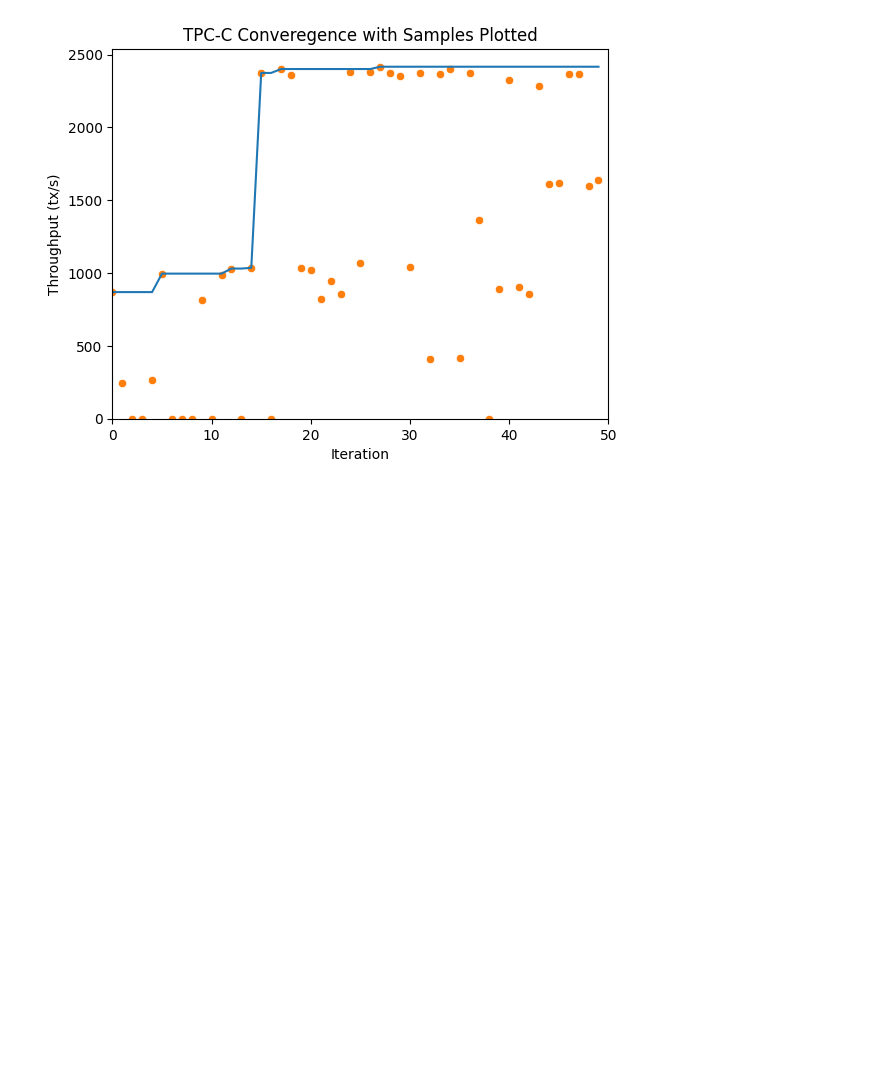
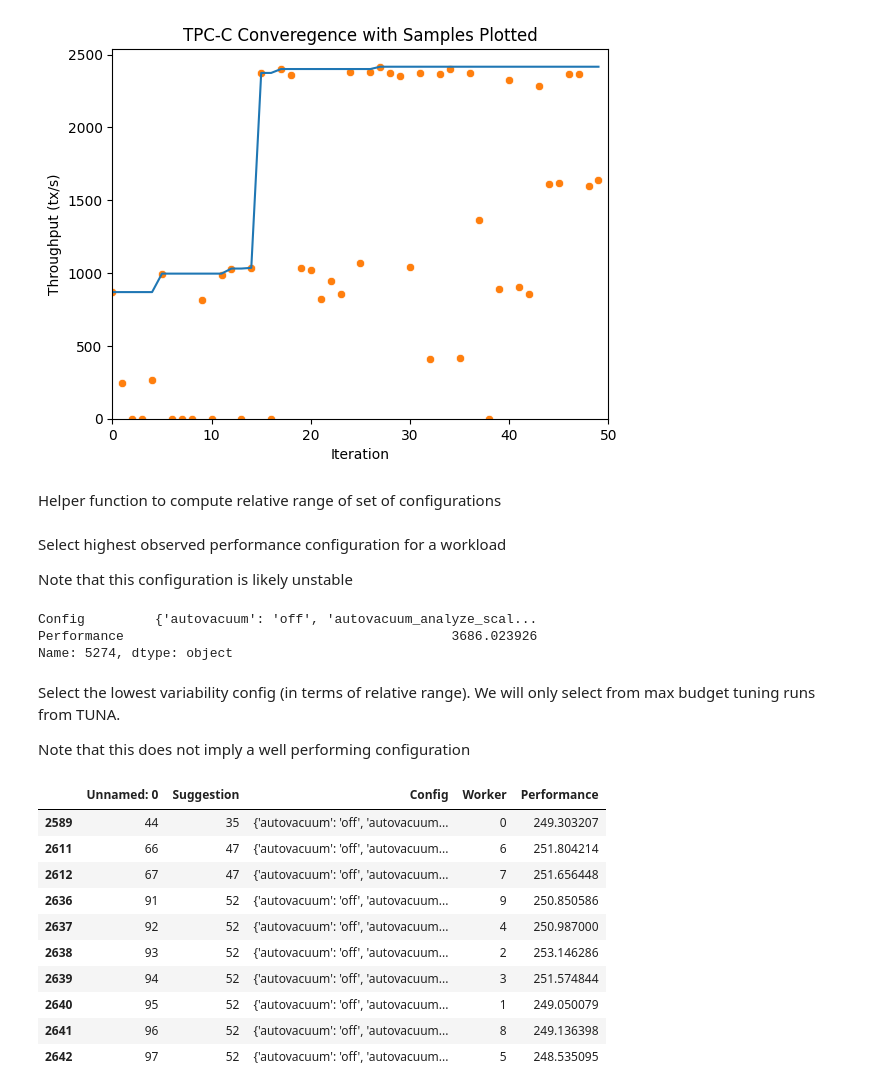
Before and after one commit to uw-mad-dash/TUNA, a Jupyter notebook: sample_configs/sample.ipynb, the cells around one changed output. Cells and saved outputs as stored; diff of their text form; code cells hidden in the pictures; blank space fills up the shorter version.

```diff
--- a/sample_configs/sample.ipynb
+++ b/sample_configs/sample.ipynb
@@ -42,3 +43,45 @@ scatter = sns.scatterplot(
 ).set(ylim=0, xlim=(0, 50), title="TPC-C Converegence with Samples Plotted", ylabel="Throughput (tx/s)", xlabel = "Iteration")
 # %% [output]
 [figure]
+# %% [markdown]
+Helper function to compute relative range of set of configurations
+# %%
+def compute_relative_range(config):
+    perf = config["Performance"]
+    if np.mean(perf) == 0:
+        return np.inf
+    return (np.max(perf) - np.min(perf)) / np.mean(perf)
+# %% [markdown]
+Select highest observed performance configuration for a workload
+
+Note that this configuration is likely unstable
+# %%
+all_tpcc = pd.concat([pd.read_csv(file) for file in glob.glob("azure/postgres/tpcc/*.csv")]).reset_index(drop=True)
+all_tpcc.loc[all_tpcc["Performance"].idxmax()][["Config", "Performance"]]
+# %% [output]
+Config         {'autovacuum': 'off', 'autovacuum_analyze_scal...
+Performance                                          3686.023926
+Name: 5274, dtype: object
+# %% [markdown]
+Select the lowest variability config (in terms of relative range). We will only select from max budget tuning runs from TUNA.
+
+Note that this does not imply a well performing configuration
+# %%
+all_tpcc_TUNA = pd.concat([pd.read_csv(file) for file in glob.glob("azure/postgres/tpcc/TUNA*.csv")]).reset_index(drop=True)
+groups = all_tpcc_TUNA.groupby("Config")
+configs = [g[1] for g in groups if len(g[1]) == 10]
+
+lowest_variance_config = min(configs, key=compute_relative_range)
+lowest_variance_config
+# %% [output]
+|  | Unnamed: 0 | Suggestion | Config | Worker | Performance |
+| 2589 | 44 | 35 | {'autovacuum': 'off', 'autovacuum... | 0 | 249.303207 |
+| 2611 | 66 | 47 | {'autovacuum': 'off', 'autovacuum... | 6 | 251.804214 |
+| 2612 | 67 | 47 | {'autovacuum': 'off', 'autovacuum... | 7 | 251.656448 |
+| 2636 | 91 | 52 | {'autovacuum': 'off', 'autovacuum... | 9 | 250.850586 |
+| 2637 | 92 | 52 | {'autovacuum': 'off', 'autovacuum... | 4 | 250.987000 |
+| 2638 | 93 | 52 | {'autovacuum': 'off', 'autovacuum... | 2 | 253.146286 |
+| 2639 | 94 | 52 | {'autovacuum': 'off', 'autovacuum... | 3 | 251.574844 |
+| 2640 | 95 | 52 | {'autovacuum': 'off', 'autovacuum... | 1 | 249.050079 |
+| 2641 | 96 | 52 | {'autovacuum': 'off', 'autovacuum... | 8 | 249.136398 |
+| 2642 | 97 | 52 | {'autovacuum': 'off', 'autovacuum... | 5 | 248.535095 |
```
Also changed, not shown: parts of 7 cells of this notebook, 22 other files.
